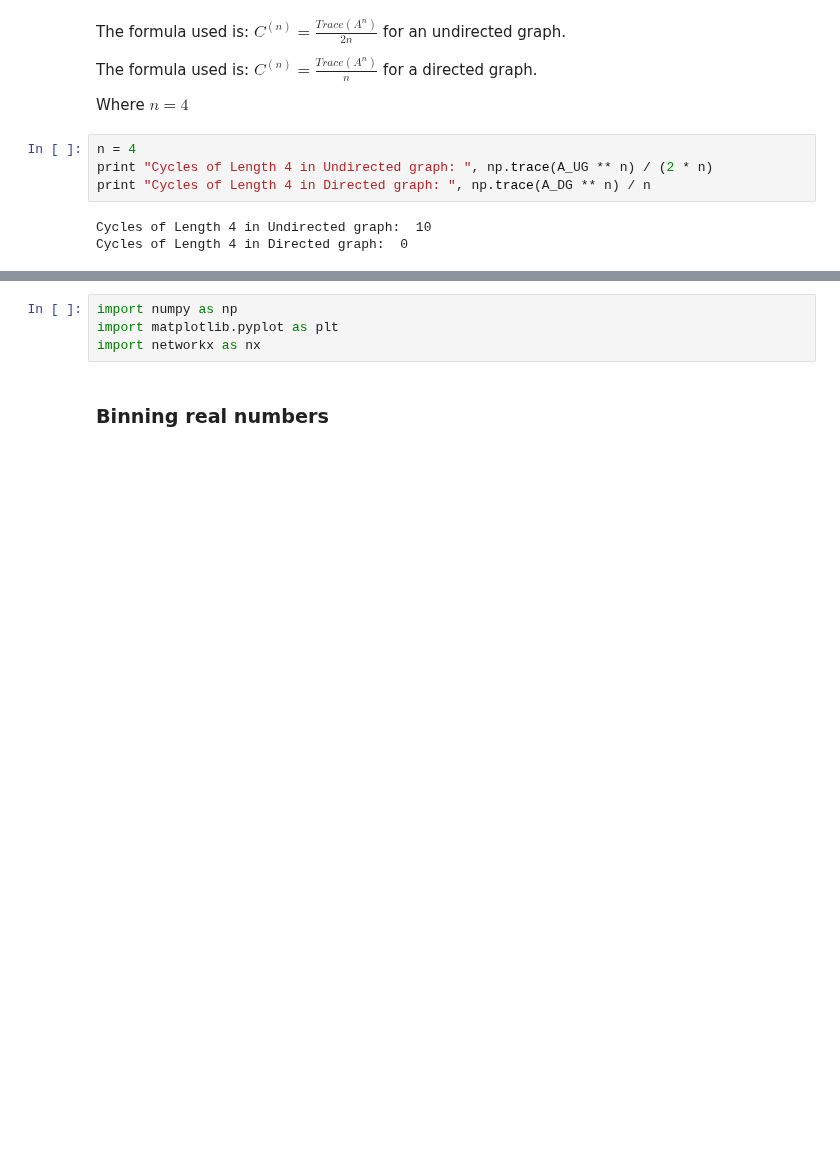
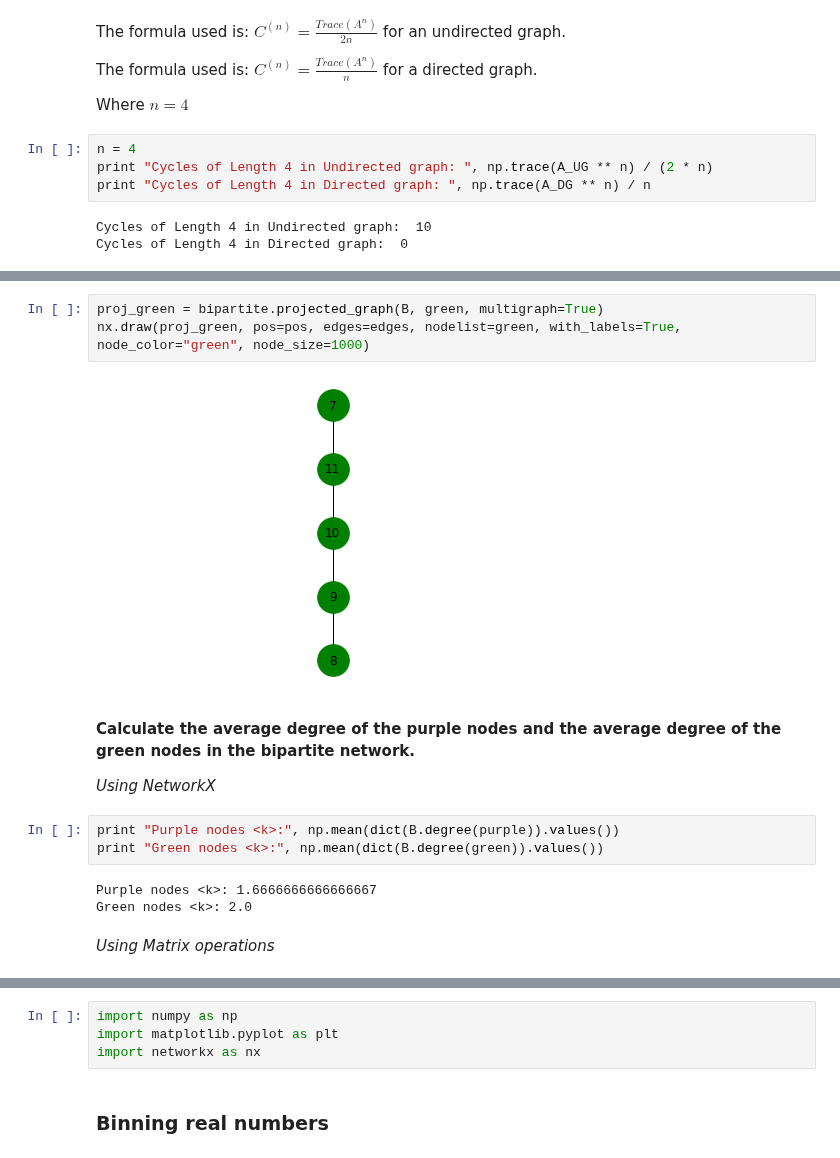
Before and after one commit to thomasnilsson/02805-social-graphs-2018, a Jupyter notebook: week2/week2.ipynb, the cells around one changed output, grey strips where cells are left out. Saved outputs shown, nothing was run; the diff lists cells and outputs as text; blank space fills up the shorter version.

```diff
--- a/week2/week2.ipynb
+++ b/week2/week2.ipynb
@@ -323,0 +377,17 @@ Cycles of Length 4 in Directed graph:  0
+# %%
+proj_green = bipartite.projected_graph(B, green, multigraph=True)
+nx.draw(proj_green, pos=pos, edges=edges, nodelist=green, with_labels=True, node_color="green", node_size=1000)
+# %% [output]
+[figure, added]
+# %% [markdown]
+**Calculate the average degree of the purple nodes and the average degree of the green nodes in the bipartite network.**
+
+*Using NetworkX*
+# %%
+print "Purple nodes <k>:", np.mean(dict(B.degree(purple)).values())
+print "Green nodes <k>:", np.mean(dict(B.degree(green)).values())
+# %% [output]
+Purple nodes <k>: 1.6666666666666667
+Green nodes <k>: 2.0
+# %% [markdown]
+*Using Matrix operations*
```
Also changed, not shown: parts of 43 cells of this notebook.
